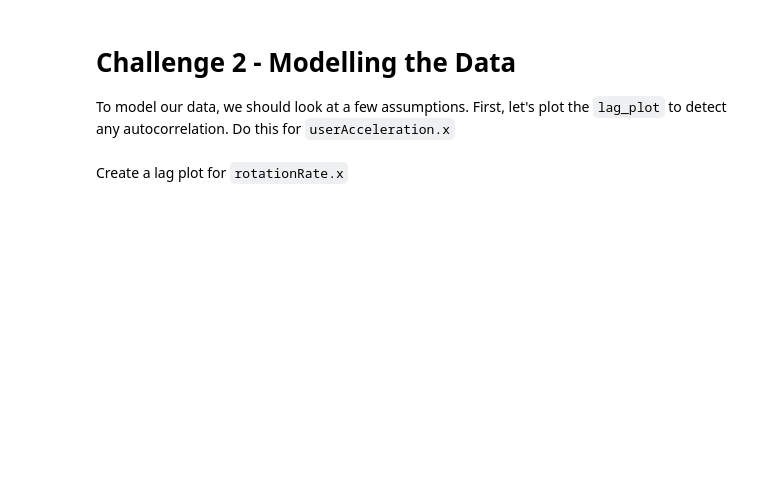
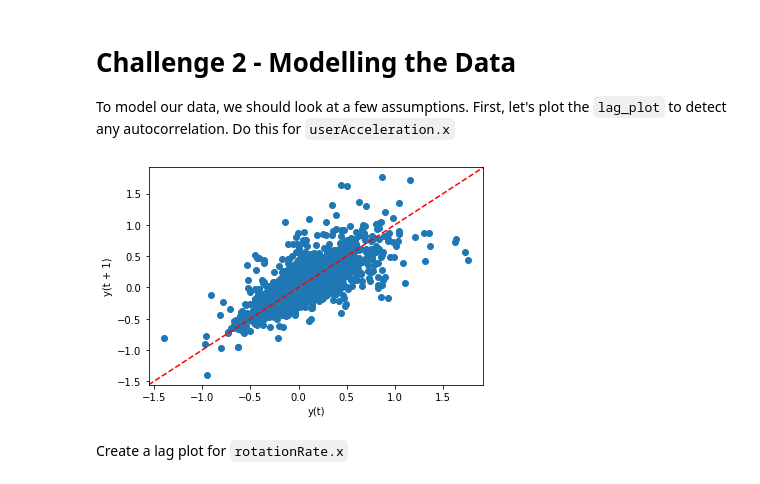
Before and after one commit to Ironhack-Data-Madrid-Enero-2021/lab-time-series, a Jupyter notebook: your-code/main.ipynb, the cells around one changed output. Cells and saved outputs as stored; diff of their text form; code cells hidden in the pictures; blank space fills up the shorter version.

```diff
--- a/your-code/main.ipynb
+++ b/your-code/main.ipynb
@@ -55,2 +133,8 @@ To model our data, we should look at a few assumptions. First, let's plot the `l
+# %%
+# Your code here:
+pd.plotting.lag_plot(sensor["userAcceleration.x"], lag=1)
+plt.plot([0, 1], [0, 1], ls="--", c="r", transform=plt.gca().transAxes);
+# %% [output]
+[figure, added]
 # %% [markdown]
 Create a lag plot for `rotationRate.x`
```
Also changed, not shown: parts of 47 cells of this notebook.
